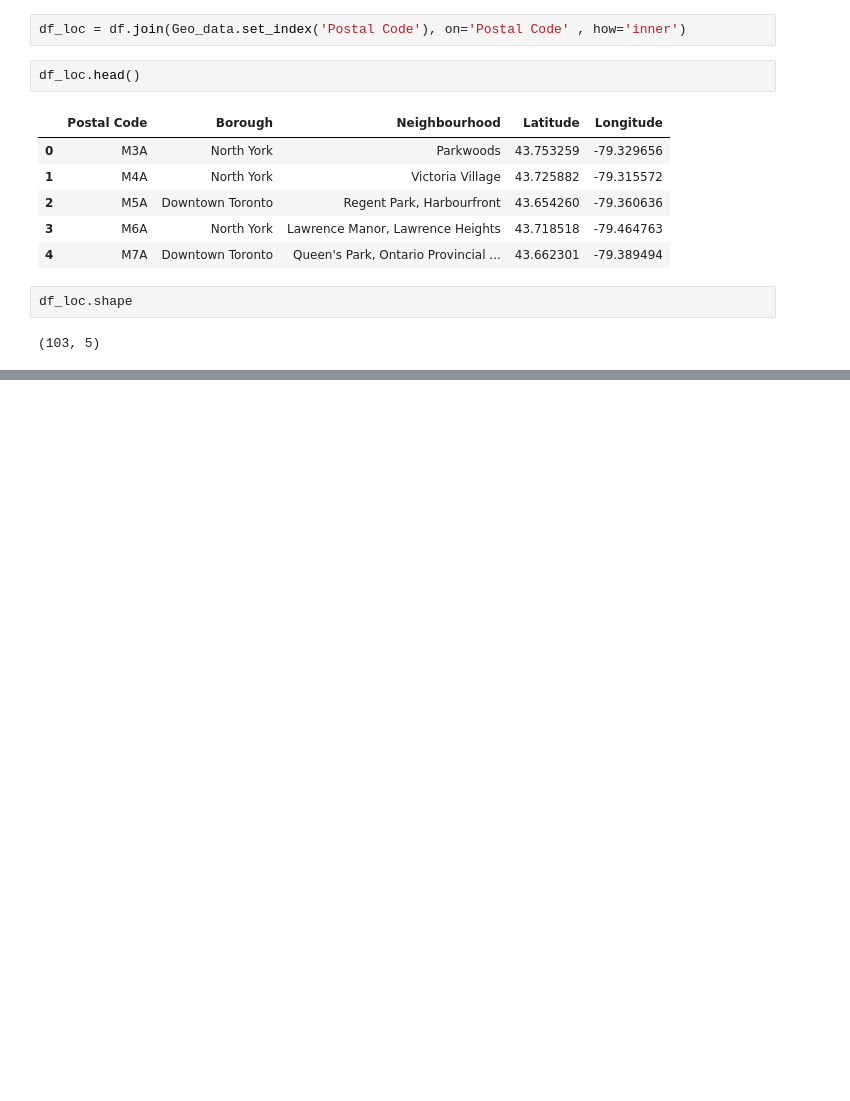
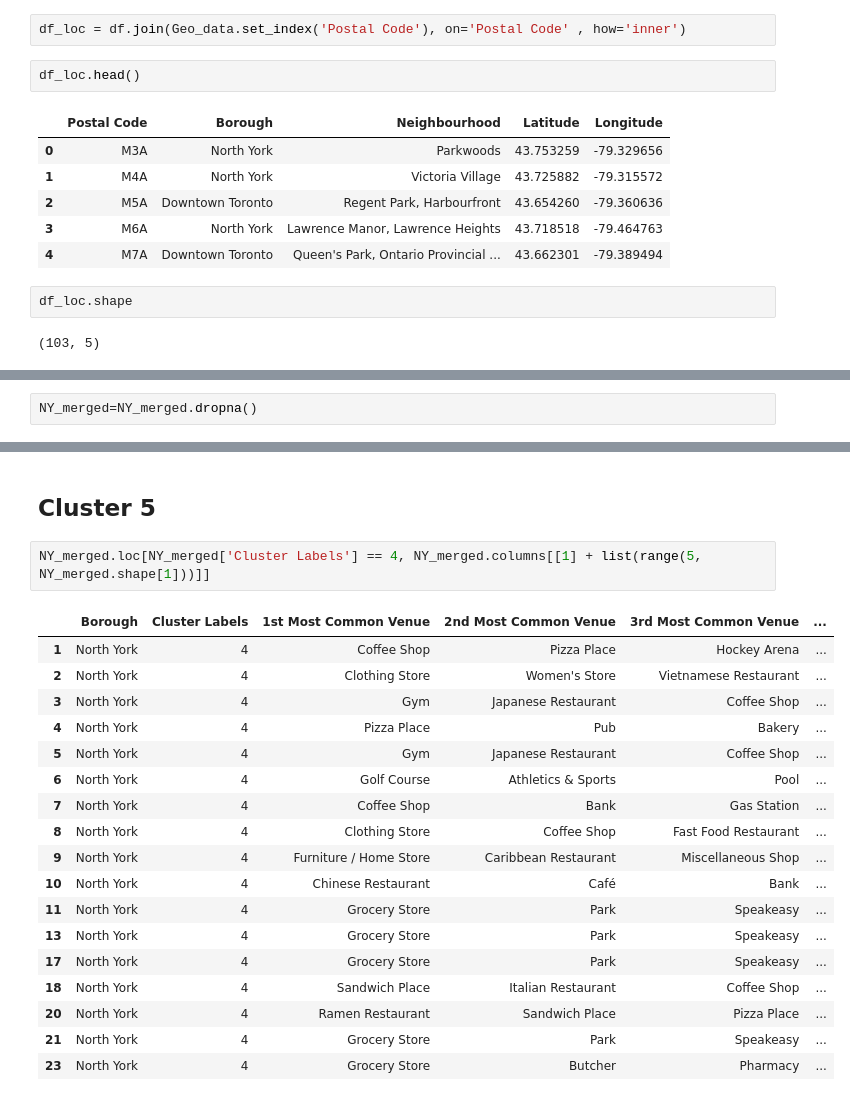
Before and after one commit to Nagaraju10/Coursera_Capstone, a Jupyter notebook: Segmenting and Clustering Neighborhoods in Toronto.ipynb, the cells around one changed output, grey strips where cells are left out. Drawn from its saved outputs; the diff is of its cells as text; blank space fills up the shorter version.

```diff
--- a/Segmenting and Clustering Neighborhoods in Toronto.ipynb
+++ b/Segmenting and Clustering Neighborhoods in Toronto.ipynb
@@ -185,0 +681,2 @@ df_loc.shape
+# %%
+NY_merged=NY_merged.dropna()
@@ -185,0 +773,23 @@ df_loc.shape
+# %% [markdown]
+## Cluster 5
+# %%
+NY_merged.loc[NY_merged['Cluster Labels'] == 4, NY_merged.columns[[1] + list(range(5, NY_merged.shape[1]))]]
+# %% [output]
+|  | Borough | Cluster Labels | 1st Most Common Venue | 2nd Most Common Venue | 3rd Most Common Venue | ... |
+| 1 | North York | 4 | Coffee Shop | Pizza Place | Hockey Arena | ... |
+| 2 | North York | 4 | Clothing Store | Women's Store | Vietnamese Restaurant | ... |
+| 3 | North York | 4 | Gym | Japanese Restaurant | Coffee Shop | ... |
+| 4 | North York | 4 | Pizza Place | Pub | Bakery | ... |
+| 5 | North York | 4 | Gym | Japanese Restaurant | Coffee Shop | ... |
+| 6 | North York | 4 | Golf Course | Athletics & Sports | Pool | ... |
+| 7 | North York | 4 | Coffee Shop | Bank | Gas Station | ... |
+| 8 | North York | 4 | Clothing Store | Coffee Shop | Fast Food Restaurant | ... |
+| 9 | North York | 4 | Furniture / Home Store | Caribbean Restaurant | Miscellaneous Shop | ... |
+| 10 | North York | 4 | Chinese Restaurant | Café | Bank | ... |
+| 11 | North York | 4 | Grocery Store | Park | Speakeasy | ... |
+| 13 | North York | 4 | Grocery Store | Park | Speakeasy | ... |
+| 17 | North York | 4 | Grocery Store | Park | Speakeasy | ... |
+| 18 | North York | 4 | Sandwich Place | Italian Restaurant | Coffee Shop | ... |
+| 20 | North York | 4 | Ramen Restaurant | Sandwich Place | Pizza Place | ... |
+| 21 | North York | 4 | Grocery Store | Park | Speakeasy | ... |
+| 23 | North York | 4 | Grocery Store | Butcher | Pharmacy | ... |
```
Also changed, not shown: parts of 62 cells of this notebook.
